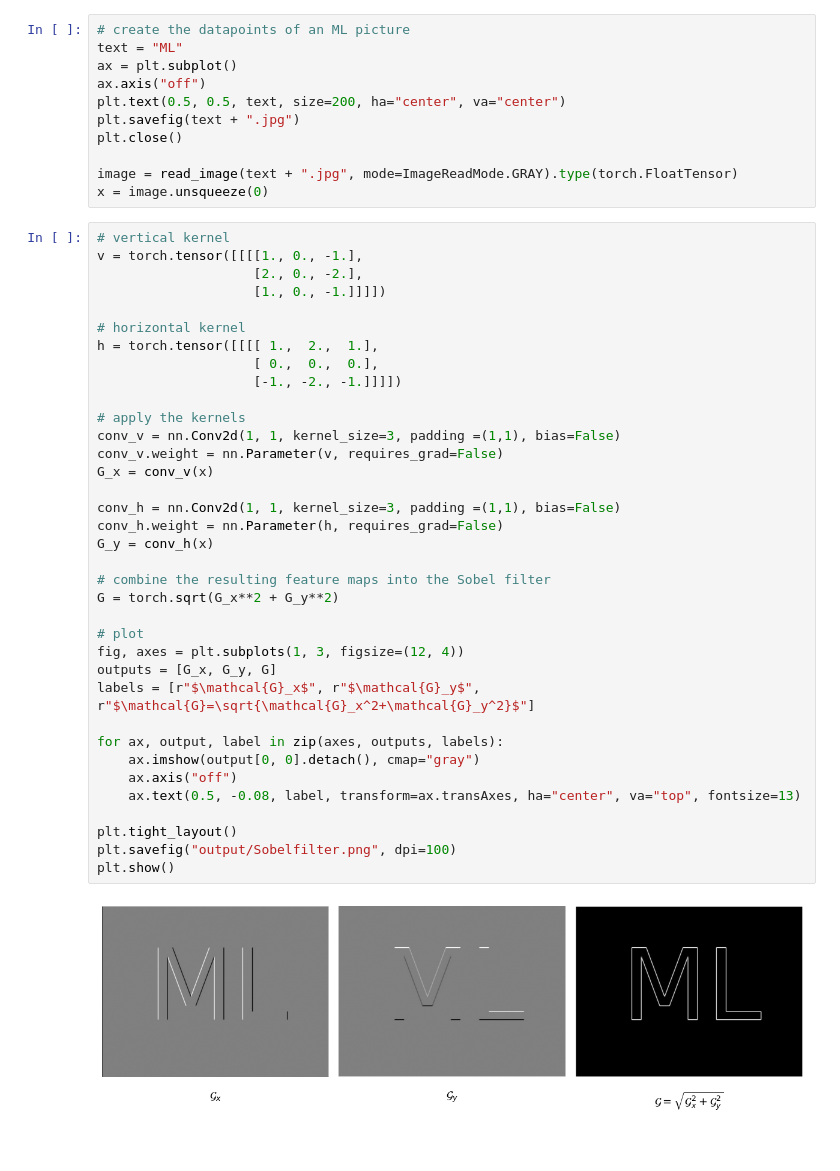
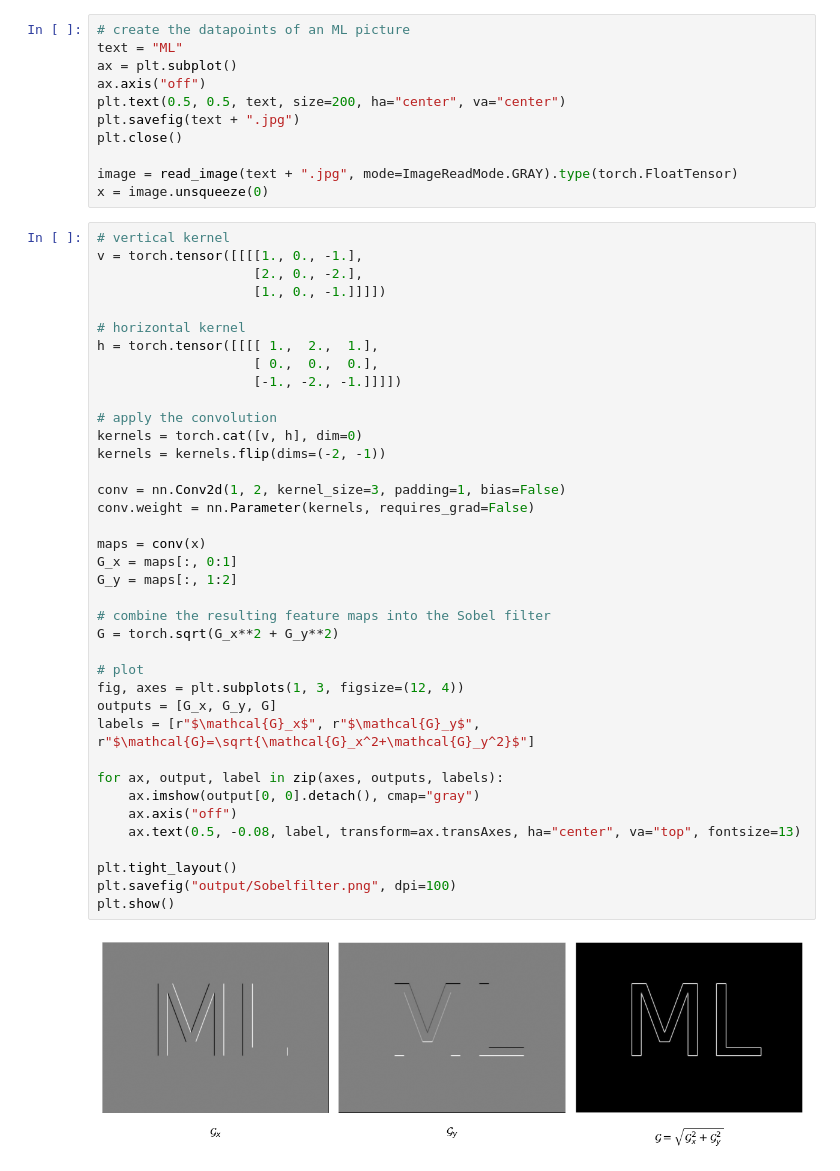
Before and after one commit to MO-tothe-ES/MLA_DIKU, a Jupyter notebook: hw_assignments/HA5/sobel_filter.ipynb, the cells around one changed output. Drawn from its saved outputs; the diff is of its cells as text.

```diff
--- a/hw_assignments/HA5/sobel_filter.ipynb
+++ b/hw_assignments/HA5/sobel_filter.ipynb
@@ -19,38 +19,40 @@ x = image.unsqueeze(0)
 # %%
 # vertical kernel
 v = torch.tensor([[[[1., 0., -1.],
                     [2., 0., -2.],
                     [1., 0., -1.]]]])
 
 # horizontal kernel
 h = torch.tensor([[[[ 1.,  2.,  1.],
                     [ 0.,  0.,  0.],
                     [-1., -2., -1.]]]])
 
-# apply the kernels
-conv_v = nn.Conv2d(1, 1, kernel_size=3, padding =(1,1), bias=False)
-conv_v.weight = nn.Parameter(v, requires_grad=False)
-G_x = conv_v(x)
+# apply the convolution
+kernels = torch.cat([v, h], dim=0)
+kernels = kernels.flip(dims=(-2, -1))
 
-conv_h = nn.Conv2d(1, 1, kernel_size=3, padding =(1,1), bias=False)
-conv_h.weight = nn.Parameter(h, requires_grad=False)
-G_y = conv_h(x)
+conv = nn.Conv2d(1, 2, kernel_size=3, padding=1, bias=False)
+conv.weight = nn.Parameter(kernels, requires_grad=False)
+
+maps = conv(x)
+G_x = maps[:, 0:1]
+G_y = maps[:, 1:2]
 
 # combine the resulting feature maps into the Sobel filter
 G = torch.sqrt(G_x**2 + G_y**2)
 
 # plot
 fig, axes = plt.subplots(1, 3, figsize=(12, 4))
 outputs = [G_x, G_y, G]
 labels = [r"$\mathcal{G}_x$", r"$\mathcal{G}_y$", r"$\mathcal{G}=\sqrt{\mathcal{G}_x^2+\mathcal{G}_y^2}$"]
 
 for ax, output, label in zip(axes, outputs, labels):
     ax.imshow(output[0, 0].detach(), cmap="gray")
     ax.axis("off")
     ax.text(0.5, -0.08, label, transform=ax.transAxes, ha="center", va="top", fontsize=13)
 
 plt.tight_layout()
 plt.savefig("output/Sobelfilter.png", dpi=100)
 plt.show()
 # %% [output]
-[figure, old version]
+[figure, new version]
```
Also changed, not shown: 5 other files.
